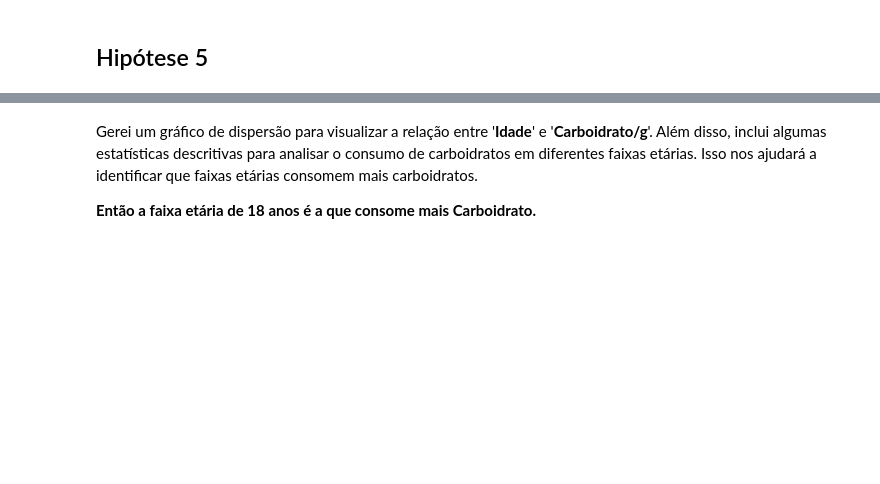
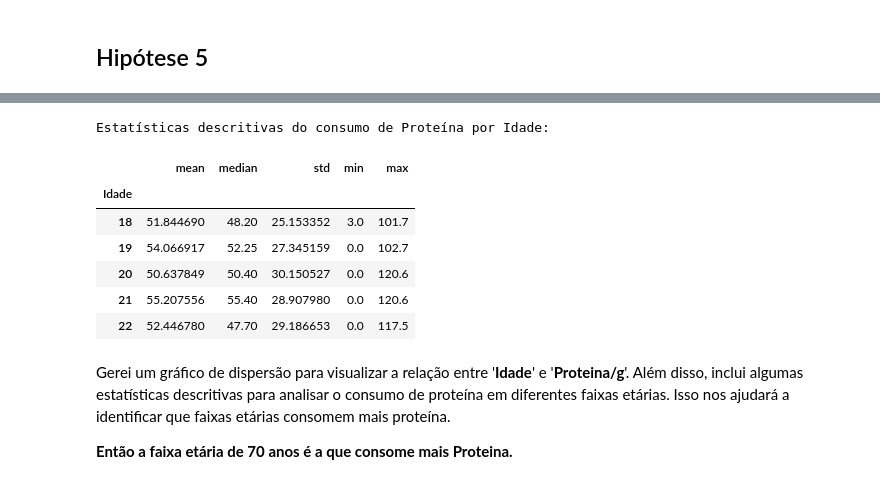
Before and after one commit to MGuidolini/PUC-MVP, a Jupyter notebook: Cópia_de_MVP_Analise_de_Dados_e_Boas_práticas_final.ipynb, the cells around one changed output, grey strips where cells are left out. Drawn from its saved outputs; the diff is of its cells as text; code cells hidden in the pictures; blank space fills up the shorter version.

```diff
--- a/Cópia_de_MVP_Analise_de_Dados_e_Boas_práticas_final.ipynb
+++ b/Cópia_de_MVP_Analise_de_Dados_e_Boas_práticas_final.ipynb
@@ -2027,0 +2009,52 @@ Estatísticas descritivas do consumo de Carboidratos por Idade:
+# %%
+# hipótese 5
+
+import plotly.express as px
+
+# Criar uma nova coluna para as calorias de Proteína
+dafr_Refeicao['Proteina_Kcal'] = dafr_Refeicao['Proteina/g'] * 4
+
+# Encontrar o ponto com o maior valor de Proteina/g
+max_proteina_row = dafr_Refeicao.loc[dafr_Refeicao['Proteina/g'].idxmax()]
+max_proteina_idade = max_proteina_row['Idade']
+max_proteina_value_g = max_proteina_row['Proteina/g']
+# Considerando 4 kcal/g para proteína
+max_proteina_value_kcal = max_proteina_value_g * 4
+
+# Adicionar valores quando passar o mouse
+fig = px.scatter(dafr_Refeicao,
+                 x='Idade',
+                 y='Proteina/g',
+                  # Pontos de cor por 'Idade'
+                 color='Idade',
+                 # Aplique a paleta Viridis
+                 color_continuous_scale='viridis',
+                 hover_data={'Proteina/g': ':.2f', 'Proteina_Kcal': ':.2f', 'Idade': True},
+                 title='Relação entre Idade e Consumo de Proteína (em gramas) com Detalhes no Hover',
+                 labels={'Proteina/g': 'Proteína (gramas)'})
+
+# Adicionar anotação fixa para o máximo
+fig.add_annotation(
+    x=max_proteina_idade,
+    y=max_proteina_value_g,
+    text=f"Max: {max_proteina_value_g:.2f}g ({max_proteina_value_kcal:.2f}Kcal)\nIdade: {max_proteina_idade}",
+    showarrow=True,
+    arrowhead=2,
+    ax=20,
+    ay=-40,
+    bgcolor="rgba(255, 255, 0, 0.7)",
+    bordercolor="black",
+    borderwidth=1,
+    borderpad=4,
+    font=dict(size=10, color="black")
+)
+
+fig.update_traces(marker=dict(size=8, opacity=0.6, line=dict(width=0.5, color='DarkSlateGrey')),
+                  selector=dict(mode='markers'))
+
+fig.show()
+
+print("Estatísticas descritivas do consumo de Proteína por Idade:")
+idade_carboidrato_stats = dafr_Refeicao.groupby('Idade')['Proteina/g'].agg(['mean', 'median', 'std', 'min', 'max'])
+display(idade_carboidrato_stats.head())
+# %% [output]
@@ -2028,7 +2062,15 @@ Estatísticas descritivas do consumo de Carboidratos por Idade:
+Estatísticas descritivas do consumo de Proteína por Idade:
+|  | mean | median | std | min | max |
+| Idade |  |  |  |  |  |
+| 18 | 51.844690 | 48.20 | 25.153352 | 3.0 | 101.7 |
+| 19 | 54.066917 | 52.25 | 27.345159 | 0.0 | 102.7 |
+| 20 | 50.637849 | 50.40 | 30.150527 | 0.0 | 120.6 |
+| 21 | 55.207556 | 55.40 | 28.907980 | 0.0 | 120.6 |
+| 22 | 52.446780 | 47.70 | 29.186653 | 0.0 | 117.5 |
 # %% [markdown]
-Gerei um gráfico de dispersão para visualizar a relação entre '**Idade**' e '**Carboidrato/g**'. Além disso, inclui algumas estatísticas descritivas para analisar o consumo de carboidratos em diferentes faixas etárias. Isso nos ajudará a identificar que faixas etárias consomem mais carboidratos.
+Gerei um gráfico de dispersão para visualizar a relação entre '**Idade**' e '**Proteina/g**'. Além disso, inclui algumas estatísticas descritivas para analisar o consumo de proteína em diferentes faixas etárias. Isso nos ajudará a identificar que faixas etárias consomem mais proteína.
 
-**Então a faixa etária de 18 anos é a que consome mais Carboidrato.**
+**Então a faixa etária de 70 anos é a que consome mais Proteina.**
 # %% [markdown]
 ## Conclusão do Projeto: Análise e Classificação Calórica de Alimentos
 
```
Also changed, not shown: parts of 41 cells of this notebook.
